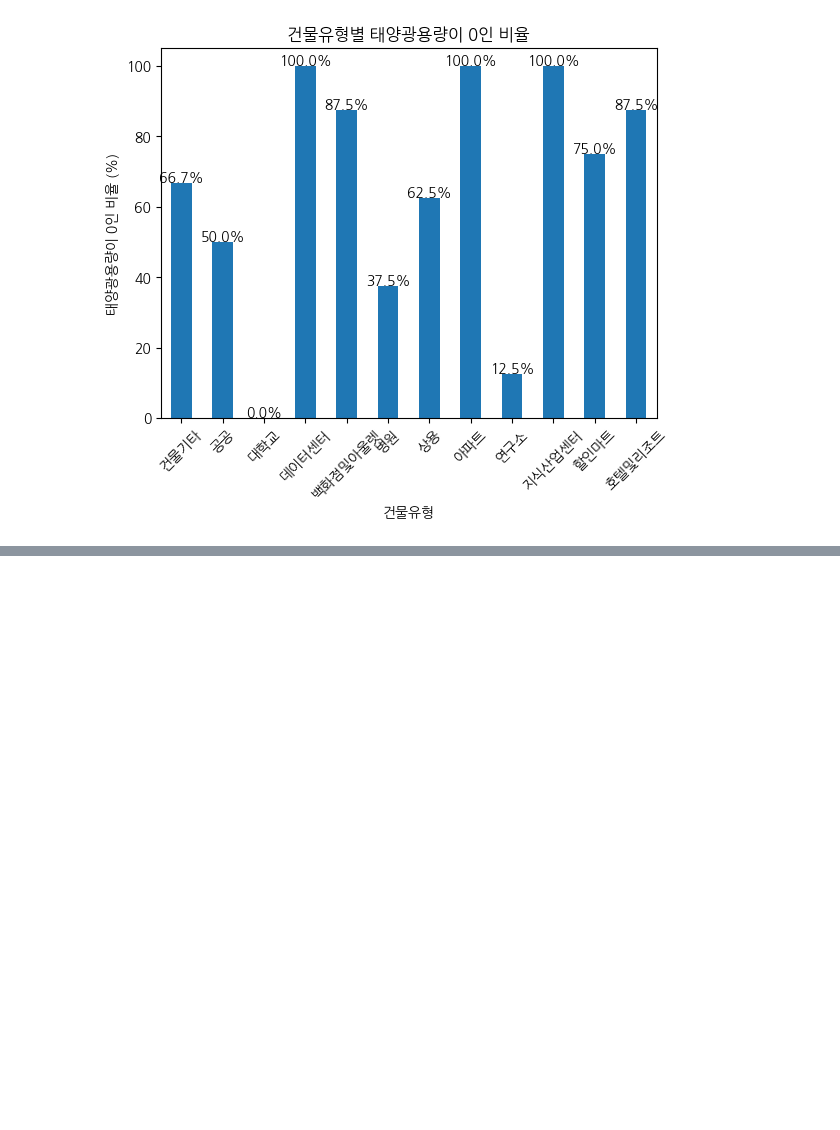
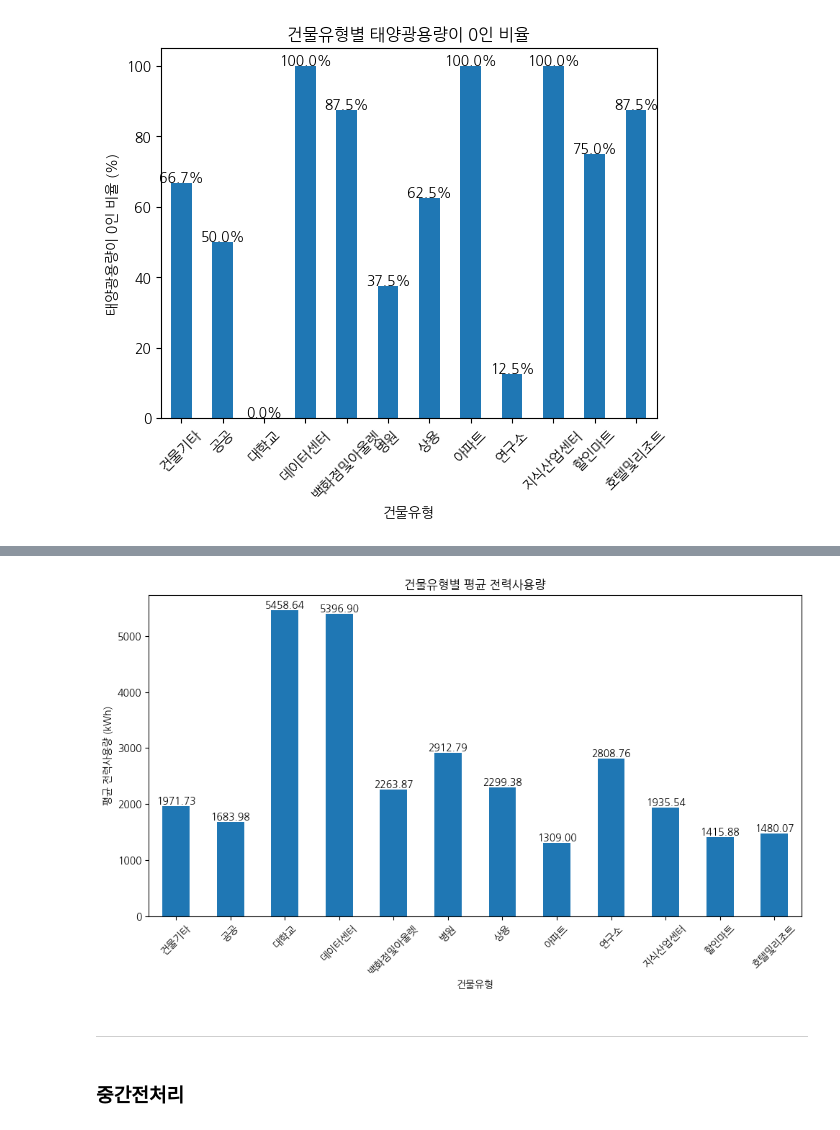
Before and after one commit to dongkieric98/-, a Jupyter notebook: electricity_EDA.ipynb, the cells around one changed output, grey strips where cells are left out. Cells and saved outputs as stored; diff of their text form; code cells hidden in the pictures; blank space fills up the shorter version.

```diff
--- a/electricity_EDA.ipynb
+++ b/electricity_EDA.ipynb
@@ -174,0 +214,26 @@ plt.show()
+# %%
+# '건물유형'별 '전력사용량' 평균을 계산
+average_energy = train.groupby('건물유형')['전력소비량(kWh)'].mean()
+
+# 평균 전력사용량을 막대 그래프로 시각화
+average_energy.plot(kind='bar', figsize=(10,6))
+
+# 그래프 타이틀과 라벨 설정
+plt.title('건물유형별 평균 전력사용량')
+plt.xlabel('건물유형')
+plt.ylabel('평균 전력사용량 (kWh)')
+plt.xticks(rotation=45)  # x축 레이블 회전
+
+# 막대 위에 평균 전력사용량 값을 표시
+for index, value in enumerate(average_energy):
+    plt.text(index, value, f'{value:.2f}', ha='center', va='bottom')
+
+# 그래프 표시
+plt.tight_layout()  # 그래프의 레이아웃을 자동으로 조정
+plt.show()
+# %% [output]
+[figure, added]
+# %% [markdown]
+------------------------
+# %% [markdown]
+### 중간전처리
```
Also changed, not shown: parts of 9 cells of this notebook.
